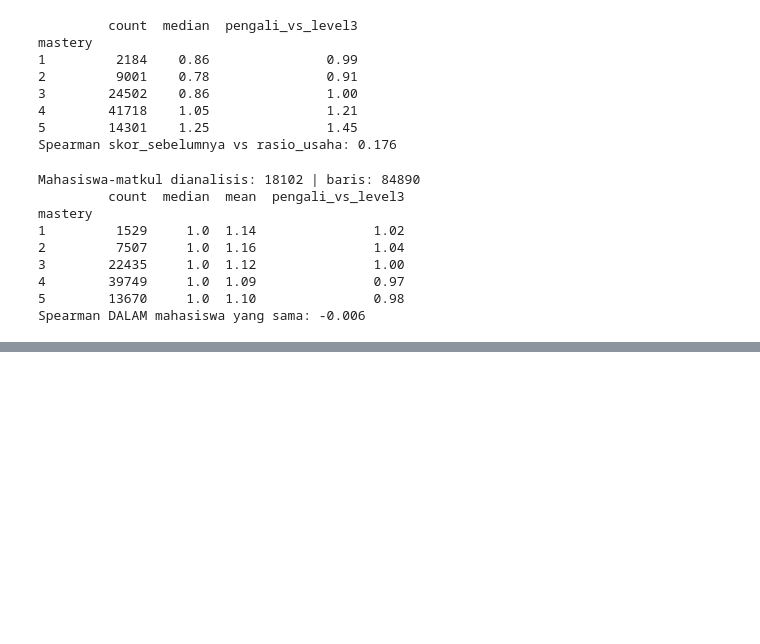
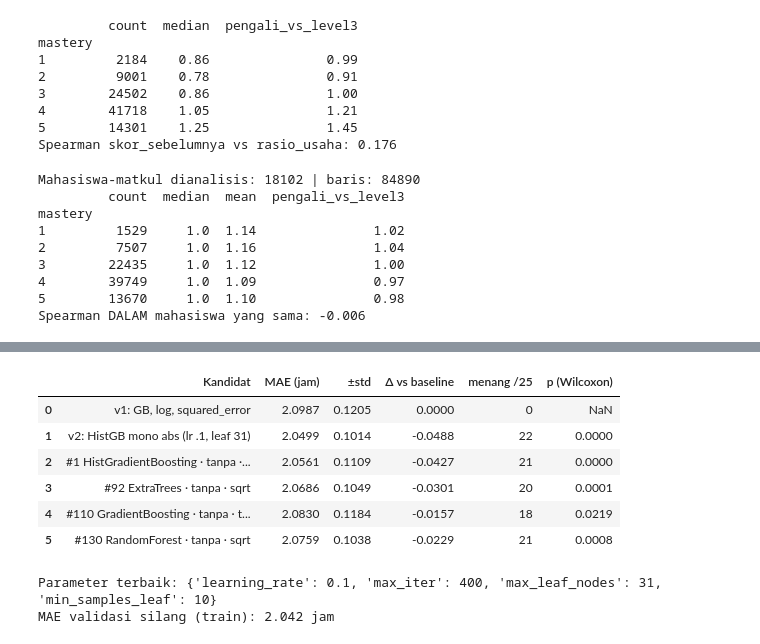
Before and after one commit to diptaz/PandAI, a Jupyter notebook: machine-learning/ml.ipynb, the cells around one changed output, grey strips where cells are left out. Cells and saved outputs as stored; diff of their text form; code cells hidden in the pictures; blank space fills up the shorter version.

Commit message:
feat(KAN-25): model v2 HistGB monotonic + model registry v1/v2

```diff
--- a/machine-learning/ml.ipynb
+++ b/machine-learning/ml.ipynb
@@ -744,0 +703,16 @@ for contoh in [("laporan", 10, 3), ("laporan", 10, 1), ("laporan", 25, 5),
+# %%
+# D3 · Apakah SCALING membantu? (jawab pakai data, bukan asumsi)
+# Pohon keputusan memotong fitur berdasarkan URUTAN nilai, jadi scaling tidak mengubah apa pun.
+# Scaling baru berpengaruh untuk model berbasis JARAK / regularisasi (SVR, KNN, Ridge).
+Xtr_s, ytr_s = X_train.reset_index(drop=True), y_train.reset_index(drop=True)
+print(uji_berpasangan({
+    "GB tanpa scaler": lambda: buat(GradientBoostingRegressor(**GB_V1)),
+    "GB + StandardScaler": lambda: buat(GradientBoostingRegressor(**GB_V1), StandardScaler()),
+    "GB + RobustScaler": lambda: buat(GradientBoostingRegressor(**GB_V1), RobustScaler()),
+}, Xtr_s, ytr_s).to_string(index=False))
+print()
+print(uji_berpasangan({
+    "SVR tanpa scaler": lambda: buat(SVR()),
+    "SVR + StandardScaler": lambda: buat(SVR(), StandardScaler()),
+    "SVR + RobustScaler": lambda: buat(SVR(), RobustScaler()),
+}, Xtr_s, ytr_s).to_string(index=False))
@@ -744,0 +811,7 @@ for contoh in [("laporan", 10, 3), ("laporan", 10, 1), ("laporan", 25, 5),
+# %%
+# Jalankan pencarian (laptop 8 core: ±10-15 menit; verbose menampilkan progres)
+cari_semua = GridSearchCV(pipa, ruang, cv=KFold(n_splits=5, shuffle=True, random_state=42),
+                    scoring={"MAE": "neg_mean_absolute_error", "RMSE": "neg_root_mean_squared_error", "R2": "r2"},
+                    refit="MAE", n_jobs=-1, verbose=1, error_score="raise")
+cari_semua.fit(X_train, y_train)
+print("MAE CV terbaik:", round(-cari_semua.best_score_, 3), "jam")
@@ -744,0 +867,44 @@ for contoh in [("laporan", 10, 3), ("laporan", 10, 1), ("laporan", 25, 5),
+# %%
+# Cek "kutukan pemenang" (winner's curse): dari 750 kombinasi, juara di 5 fold yang SAMA
+# bisa menang karena KEBETULAN (fold-nya cocok). Uji ulang di 25 fold BARU yang tidak ikut seleksi.
+# Kalau selisihnya tidak signifikan (p > 0.05), pilih yang lebih sederhana / yang sudah tervalidasi.
+def dari_peringkat(i):
+    """Buat ulang pipeline (belum dilatih) dari kombinasi peringkat ke-i."""
+    return lambda: clone(pipa).set_params(**hasil["params"][lb.loc[i, "_i"]])
+
+kandidat = {
+    "v1: GB, log, squared_error": lambda: buat(GradientBoostingRegressor(**GB_V1)),
+    "v2: HistGB mono abs (lr .1, leaf 31)": lambda: buat(HistGradientBoostingRegressor(
+        loss="absolute_error", monotonic_cst=MONO, learning_rate=0.1, max_iter=400,
+        max_leaf_nodes=31, min_samples_leaf=10, random_state=42)),
+}
+for i, r in juara_tiap_model.head(4).iterrows():
+    kandidat[f"#{i} {r['model']} · {r['scaler']} · {r['target']}"] = dari_peringkat(i)
+uji_final = uji_berpasangan(kandidat, Xtr_s, ytr_s)
+uji_final
+# %% [output]
+|  | Kandidat | MAE (jam) | ±std | Δ vs baseline | menang /25 | p (Wilcoxon) |
+| 0 | v1: GB, log, squared_error | 2.0987 | 0.1205 | 0.0000 | 0 | NaN |
+| 1 | v2: HistGB mono abs (lr .1, leaf 31) | 2.0499 | 0.1014 | -0.0488 | 22 | 0.0000 |
+| 2 | #1 HistGradientBoosting · tanpa ·... | 2.0561 | 0.1109 | -0.0427 | 21 | 0.0000 |
+| 3 | #92 ExtraTrees · tanpa · sqrt | 2.0686 | 0.1049 | -0.0301 | 20 | 0.0001 |
+| 4 | #110 GradientBoosting · tanpa · t... | 2.0830 | 0.1184 | -0.0157 | 18 | 0.0219 |
+| 5 | #130 RandomForest · tanpa · sqrt | 2.0759 | 0.1038 | -0.0229 | 21 | 0.0008 |
+# %%
+# D5 · Tuning detail model terpilih (HistGB monotonic + absolute_error, juara D4 & D4b)
+model_dasar = buat(HistGradientBoostingRegressor(loss="absolute_error", monotonic_cst=MONO, random_state=42))
+grid = {
+    "regressor__model__learning_rate":   [0.03, 0.05, 0.1],
+    "regressor__model__max_iter":        [100, 200, 400],
+    "regressor__model__min_samples_leaf": [10, 30, 60],
+    "regressor__model__max_leaf_nodes":  [7, 15, 31],
+}
+cari = GridSearchCV(model_dasar, grid, cv=RepeatedKFold(n_splits=5, n_repeats=2, random_state=42),
+                    scoring="neg_mean_absolute_error", n_jobs=-1).fit(X_train, y_train)
+params = {k.split("__")[-1]: v for k, v in cari.best_params_.items()}
+model_final = cari.best_estimator_
+print("Parameter terbaik:", params)
+print("MAE validasi silang (train):", round(-cari.best_score_, 3), "jam")
+# %% [output]
+Parameter terbaik: {'learning_rate': 0.1, 'max_iter': 400, 'max_leaf_nodes': 31, 'min_samples_leaf': 10}
+MAE validasi silang (train): 2.042 jam
```
Also changed, not shown: parts of 21 cells of this notebook, 4 other files.
